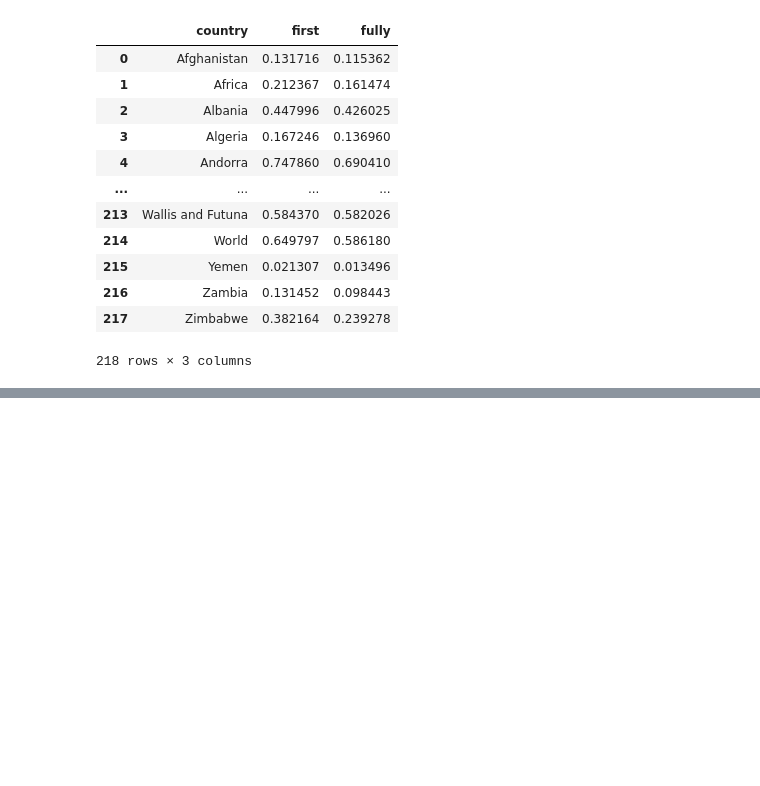
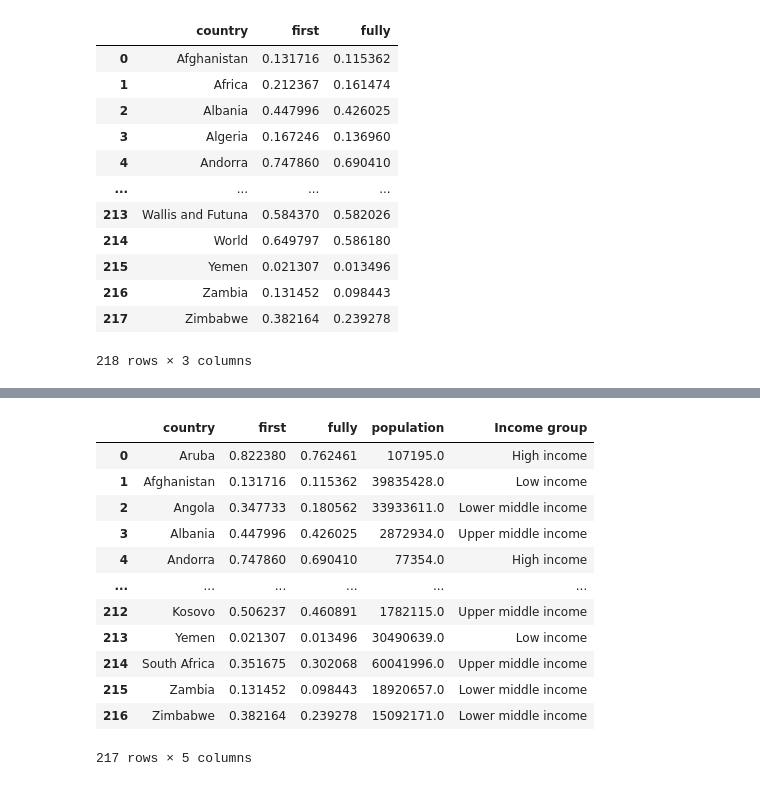
Before and after one commit to QMSS-G5063-2022/Group_AB_Covid_Vaccination, a Jupyter notebook: rshiny/src/www/data/clean_data.ipynb, the cells around one changed output, grey strips where cells are left out. Drawn from its saved outputs; the diff is of its cells as text; code cells hidden in the pictures; blank space fills up the shorter version.

Commit message:
Deploy graph 3 | Fix bug in graph 2

```diff
--- a/rshiny/src/www/data/clean_data.ipynb
+++ b/rshiny/src/www/data/clean_data.ipynb
@@ -118,3 +118,15 @@ from pathlib import Path
 filepath = Path('/Users/nina/Documents/GitHub/Learning-D3.js-4-Mapping/chapter-10/data/covid.csv')
 filepath.parent.mkdir(parents=True, exist_ok=True)
 df3.to_csv(filepath)
+# %%
+# Graph3 data cleaning
+
+df4 = pd.read_csv("covids.csv")
+df5 = pd.read_csv("country_income.csv")
+df6 = pd.read_csv("owid-covid-data.csv")
+df6 = df6[["location","population"]]
+df6 = df6.drop_duplicates()
+df6=df6.rename(columns = {'location':'country'})
+# %%
+df7 = pd.merge(df4, df6, on="country", how="left")
+df7
@@ -120,0 +147,17 @@ df3.to_csv(filepath)
+# %%
+df8 = pd.merge(df7, df5, on="country", how="right")
+df8
+# %% [output]
+|  | country | first | fully | population | Income group |
+| 0 | Aruba | 0.822380 | 0.762461 | 107195.0 | High income |
+| 1 | Afghanistan | 0.131716 | 0.115362 | 39835428.0 | Low income |
+| 2 | Angola | 0.347733 | 0.180562 | 33933611.0 | Lower middle income |
+| 3 | Albania | 0.447996 | 0.426025 | 2872934.0 | Upper middle income |
+| 4 | Andorra | 0.747860 | 0.690410 | 77354.0 | High income |
+| ... | ... | ... | ... | ... | ... |
+| 212 | Kosovo | 0.506237 | 0.460891 | 1782115.0 | Upper middle income |
+| 213 | Yemen | 0.021307 | 0.013496 | 30490639.0 | Low income |
+| 214 | South Africa | 0.351675 | 0.302068 | 60041996.0 | Upper middle income |
+| 215 | Zambia | 0.131452 | 0.098443 | 18920657.0 | Lower middle income |
+| 216 | Zimbabwe | 0.382164 | 0.239278 | 15092171.0 | Lower middle income |
+217 rows × 5 columns
```
Also changed, not shown: parts of 3 cells of this notebook, 14 other files.
